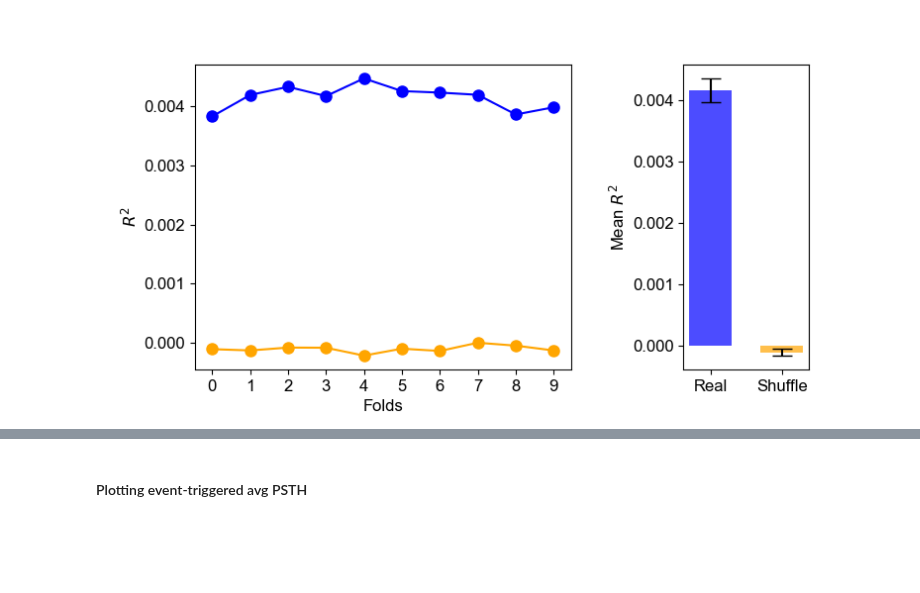
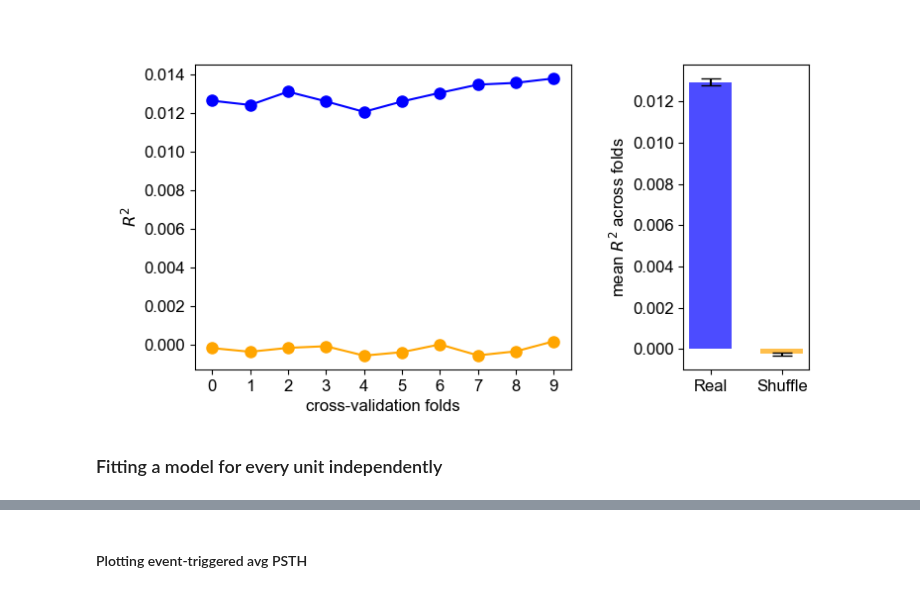
Before and after one commit to rojasgabriel/ephys, a Jupyter notebook: notebooks/encoding_analysis.ipynb, the cells around one changed output, grey strips where cells are left out. Cells and saved outputs as stored; diff of their text form; code cells hidden in the pictures; blank space fills up the shorter version.

```diff
--- a/notebooks/encoding_analysis.ipynb
+++ b/notebooks/encoding_analysis.ipynb
@@ -111,9 +101,20 @@ plt.show()
 # %%
 from sklearn.model_selection import KFold
+from spks.utils import alpha_function
+binsize = bin_size
+t_decay = 0.025
+t_rise = 0.001
+decay = t_decay / binsize
+kern = alpha_function(int(decay * 15), t_rise=t_rise, t_decay=decay, srate=1./binsize)
+
+smoothed_binned_spike_rate = np.zeros_like(binned_spike_rate)
+for unit_idx in range(n_units):
+    unit_spikes = binned_spike_rate[:, unit_idx]
+    smoothed_binned_spike_rate[:, unit_idx] = np.convolve(unit_spikes, kern, mode='same')
 
 X = design_matrix
-y = binned_spike_rate
-y = (y - y.mean(axis=0)) / y.std(axis=0)
+y = smoothed_binned_spike_rate
+y = (y - y.mean(axis=0, keepdims=True)) / y.std(axis=0, keepdims=True) # z-score the response matrix
 
 n_folds = 10
 kf = KFold(n_splits = n_folds, shuffle = True)
@@ -141,35 +152,31 @@ cv_R_squared[best_model]
 # %%
 import numpy as np
 from scipy import stats
 
 # Plot the R² per fold
 fig, (ax1, ax2) = plt.subplots(1, 2, figsize=(8, 4), gridspec_kw={'width_ratios': [3, 1], 'wspace': 0.45})
 
 # Line plot showing R² across folds
 ax1.plot(cv_R_squared, 'o-', label='real', color='blue', markersize=8)
 ax1.plot(np.array(cv_R_squared_shuffle), 'o-', label='shuffle', color='orange', markersize=8)
 ax1.set_ylabel('$R^2$')
-ax1.set_xlabel('Folds')
+ax1.set_xlabel('cross-validation folds')
 ax1.set_xticks(np.arange(0, n_folds))
-# ax1.set_title('Model performance across folds')
 
 # Bar plot showing mean R² values
-mean_r2_real = np.mean(cv_R_squared)
-mean_r2_shuffle = np.mean(cv_R_squared_shuffle)
-std_r2_real = np.std(cv_R_squared)
-std_r2_shuffle = np.std(cv_R_squared_shuffle)
-
 bar_positions = [0, 1]
-bar_heights = [mean_r2_real, mean_r2_shuffle]
-bar_errors = [std_r2_real, std_r2_shuffle]
+bar_heights = [np.mean(cv_R_squared), np.mean(cv_R_squared_shuffle)]
+bar_errors = [stats.sem(cv_R_squared), stats.sem(cv_R_squared_shuffle)]
 
 bars = ax2.bar(bar_positions, bar_heights, yerr=bar_errors, width=0.6,
     color=['blue', 'orange'], capsize=7, alpha=0.7)
 ax2.set_xticks(bar_positions)
 ax2.set_xticklabels(['Real', 'Shuffle'])
-ax2.set_ylabel('Mean $R^2$')
+ax2.set_ylabel('mean $R^2$ across folds')
 
 plt.tight_layout()
 # plt.savefig(pjoin(save_dir, "movement_stimulus_model_scores_across_folds.svg"), format='svg', dpi=300, bbox_inches='tight')
 # %% [output]
-[figure, old version]
+[figure, new version]
+# %% [markdown]
+### Fitting a model for every unit independently
```
Also changed, not shown: parts of 20 cells of this notebook.
